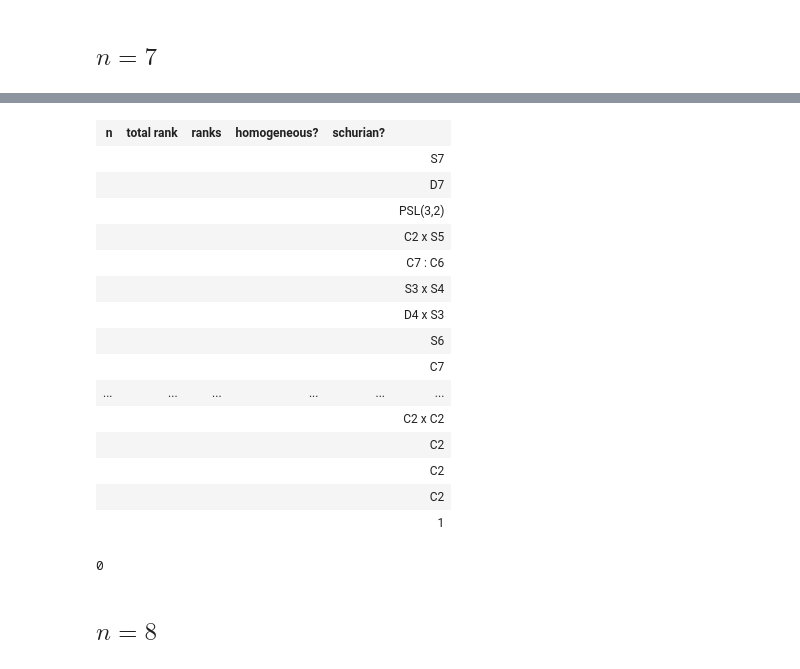
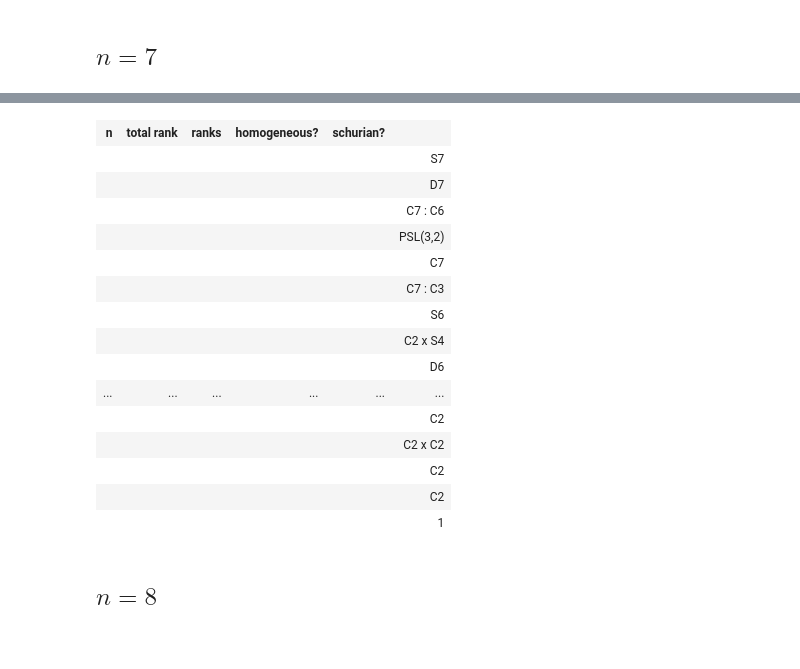
Before and after one commit to seaneberhard/sassy, a Jupyter notebook: enumeration.ipynb, the cells around one changed output, grey strips where cells are left out. Drawn from its saved outputs; the diff is of its cells as text; code cells hidden in the pictures.

```diff
--- a/enumeration.ipynb
+++ b/enumeration.ipynb
@@ -198,35 +160,24 @@ Testing 1 designs with WL... (triangles only)
 ... (88 outputs left out)
 # %%
 table([s.summary() for s in all_sas],
-      header_row=('n', 'total rank', 'ranks', 'homogeneous?', 'schurian?', r'$\mathrm{Aut}(\mathfrak{X})$'))
+      header_row=('n', 'total rank', 'ranks', 'homogeneous?', 'schurian?', r'$\mathrm{Aut}(\mathfrak{S})$'))
 # %% [output]
 | n | total rank | ranks | homogeneous? | schurian? |  |
 |  |  |  |  |  | S7 |
 |  |  |  |  |  | D7 |
+|  |  |  |  |  | C7 : C6 |
 |  |  |  |  |  | PSL(3,2) |
-|  |  |  |  |  | C2 x S5 |
-|  |  |  |  |  | C7 : C6 |
-|  |  |  |  |  | S3 x S4 |
-|  |  |  |  |  | D4 x S3 |
+|  |  |  |  |  | C7 |
+|  |  |  |  |  | C7 : C3 |
 |  |  |  |  |  | S6 |
-|  |  |  |  |  | C7 |
+|  |  |  |  |  | C2 x S4 |
+|  |  |  |  |  | D6 |
 | ... | ... | ... | ... | ... | ... |
+|  |  |  |  |  | C2 |
 |  |  |  |  |  | C2 x C2 |
 |  |  |  |  |  | C2 |
 |  |  |  |  |  | C2 |
-|  |  |  |  |  | C2 |
 |  |  |  |  |  | 1 |
-# %%
-missing_schurians = [
-    sch
-    for gp in SymmetricGroup(n).conjugacy_classes_subgroups()
-    for sch in [SAS.orbital_scheme(gp)]
-    if sch.automorphism_group() == gp
-    if not(any(map(sch.is_isomorphic_to, all_sas)))
-]
-len(missing_schurians)
-# %% [output]
-0
 # %% [markdown]
 ## $n = 8$
 # %%
```
Also changed, not shown: parts of 11 cells of this notebook.
